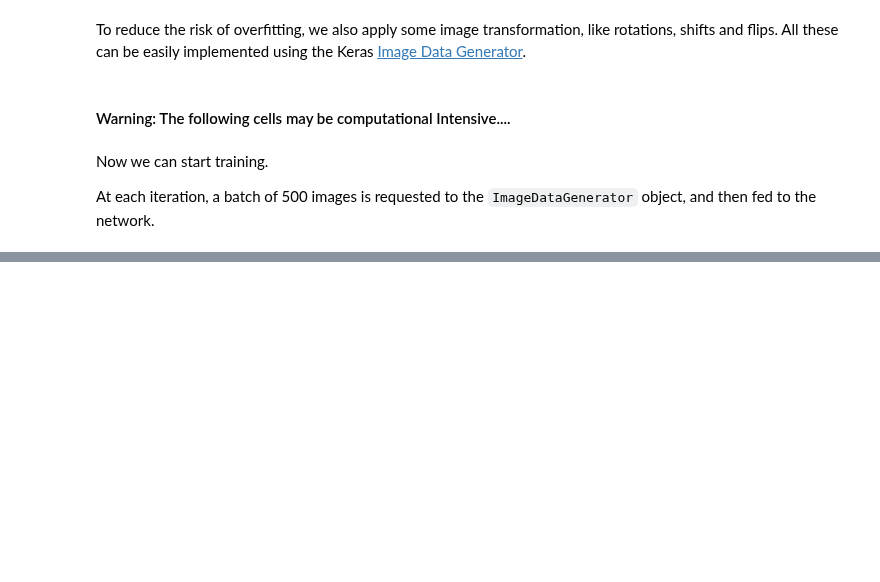
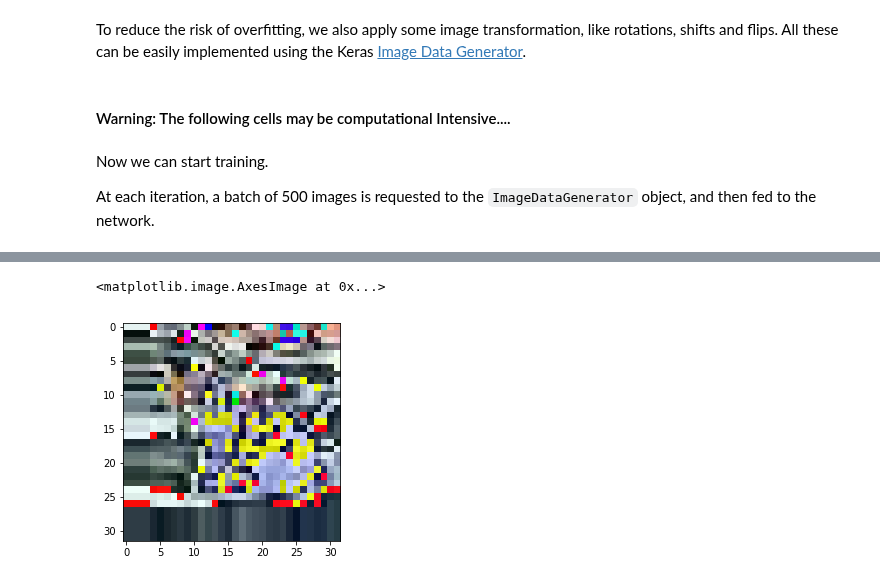
Before and after one commit to leriomaggio/deep-learning-keras-tensorflow, a Jupyter notebook: 3.1 CNN on CIFAR10.ipynb, the cells around one changed output, grey strips where cells are left out. Cells and saved outputs as stored; diff of their text form; code cells hidden in the pictures; blank space fills up the shorter version.

```diff
--- a/3.1 CNN on CIFAR10.ipynb
+++ b/3.1 CNN on CIFAR10.ipynb
@@ -64,0 +88,5 @@ X_batch.shape
+# %%
+plt.imshow(X_batch[1])
+# %% [output]
+<matplotlib.image.AxesImage at 0x...>
+[figure, added]
```
Also changed, not shown: parts of 10 cells of this notebook.
